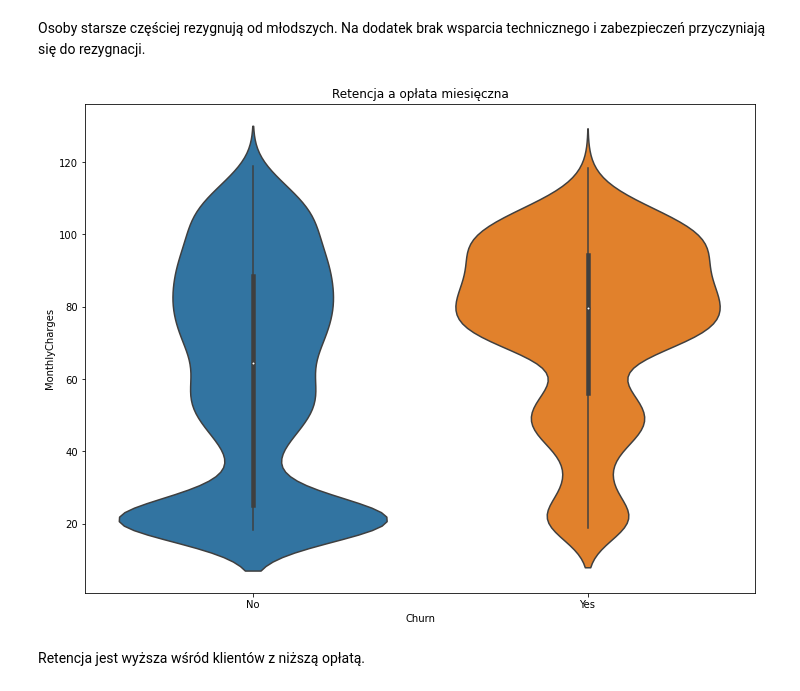
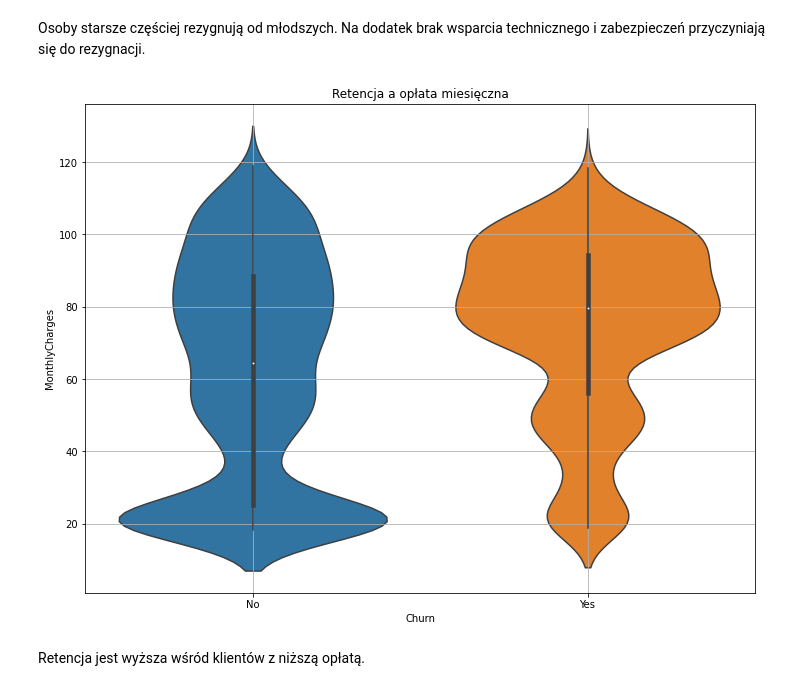
Before and after one commit to SimontheSparrow/client-churn, a Jupyter notebook: Client churn.ipynb, the cells around one changed output. Saved outputs shown, nothing was run; the diff lists cells and outputs as text; code cells hidden in the pictures.

```diff
--- a/Client churn.ipynb
+++ b/Client churn.ipynb
@@ -147,10 +134,11 @@ Osoby starsze częściej rezygnują od młodszych. Na dodatek brak wsparcia tech
 # %%
 plt.figure(figsize=(12,9))
 
 sns.violinplot(x='Churn', y='MonthlyCharges', data = df)
 plt.title('Retencja a opłata miesięczna');
+plt.grid(visible = True)
 # %% [output]
-[figure, old version]
+[figure, new version]
 # %% [markdown]
 Retencja jest wyższa wśród klientów z niższą opłatą.
 # %%
```
Also changed, not shown: parts of 10 cells of this notebook.
